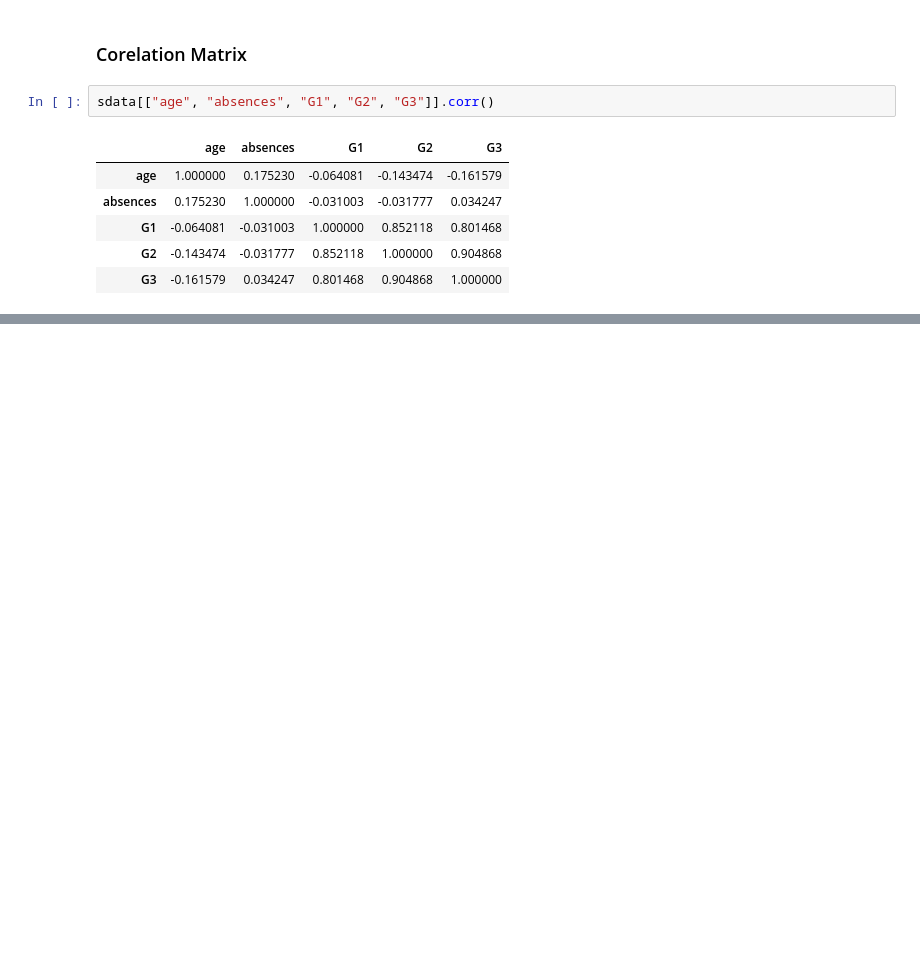
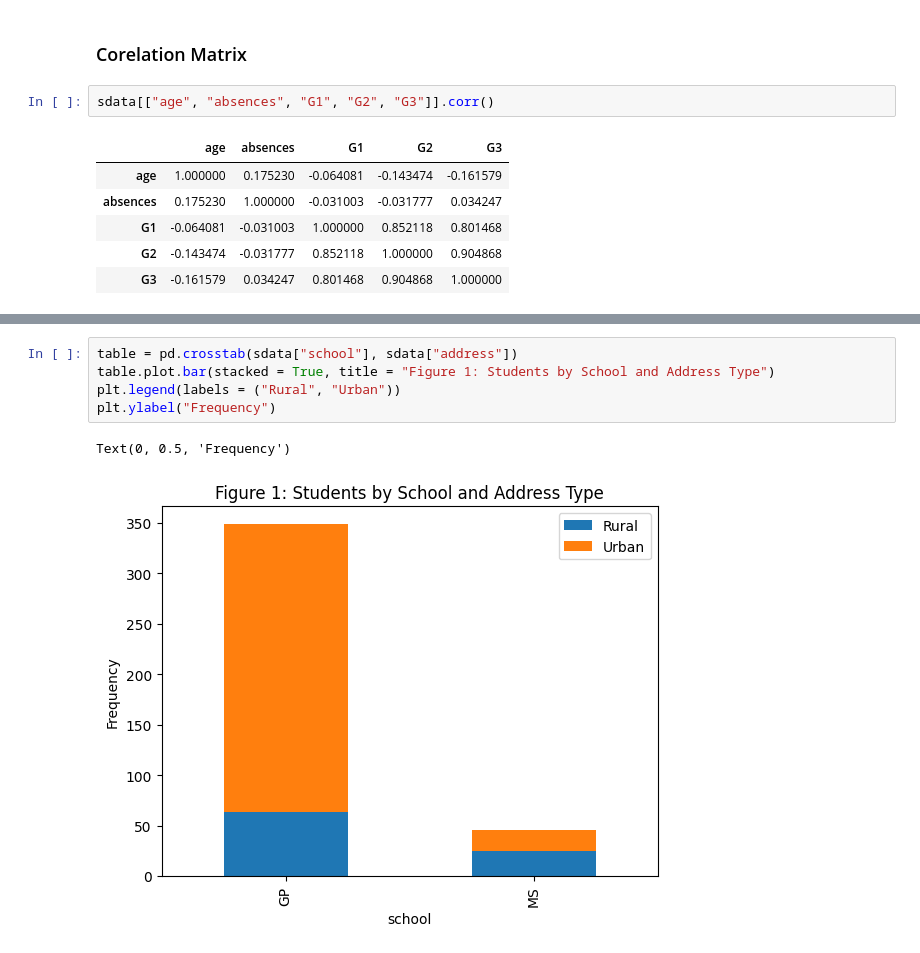
Before and after one commit to tort-cam/ST554HW4, a Jupyter notebook: HW4.ipynb, the cells around one changed output, grey strips where cells are left out. Drawn from its saved outputs; the diff is of its cells as text; blank space fills up the shorter version.

```diff
--- a/HW4.ipynb
+++ b/HW4.ipynb
@@ -170,0 +196,8 @@ sdata[["age", "absences", "G1", "G2", "G3"]].corr()
+# %%
+table = pd.crosstab(sdata["school"], sdata["address"])
+table.plot.bar(stacked = True, title = "Figure 1: Students by School and Address Type")
+plt.legend(labels = ("Rural", "Urban"))
+plt.ylabel("Frequency")
+# %% [output]
+Text(0, 0.5, 'Frequency')
+[figure, added]
```
Also changed, not shown: parts of 28 cells of this notebook.
